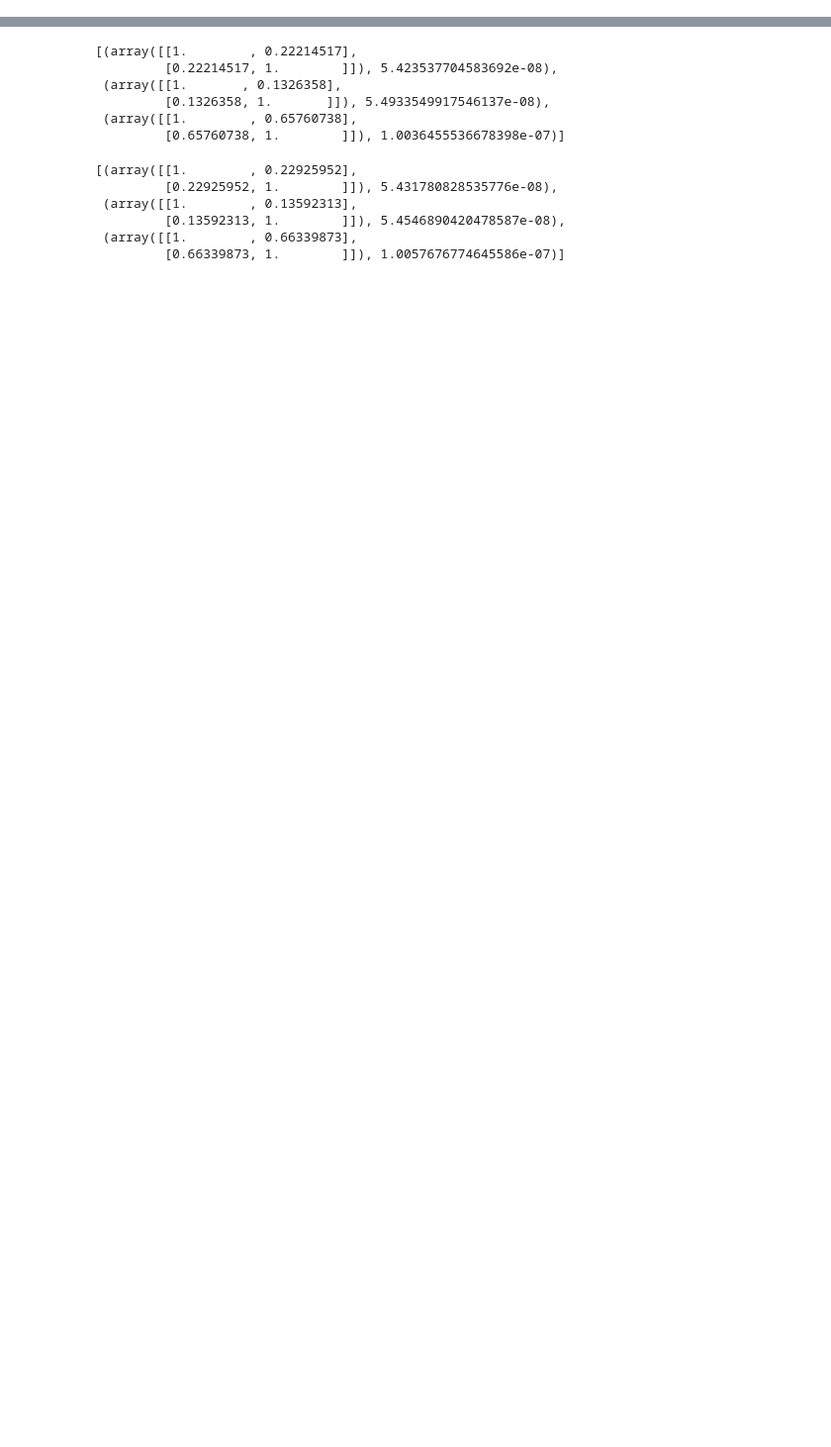
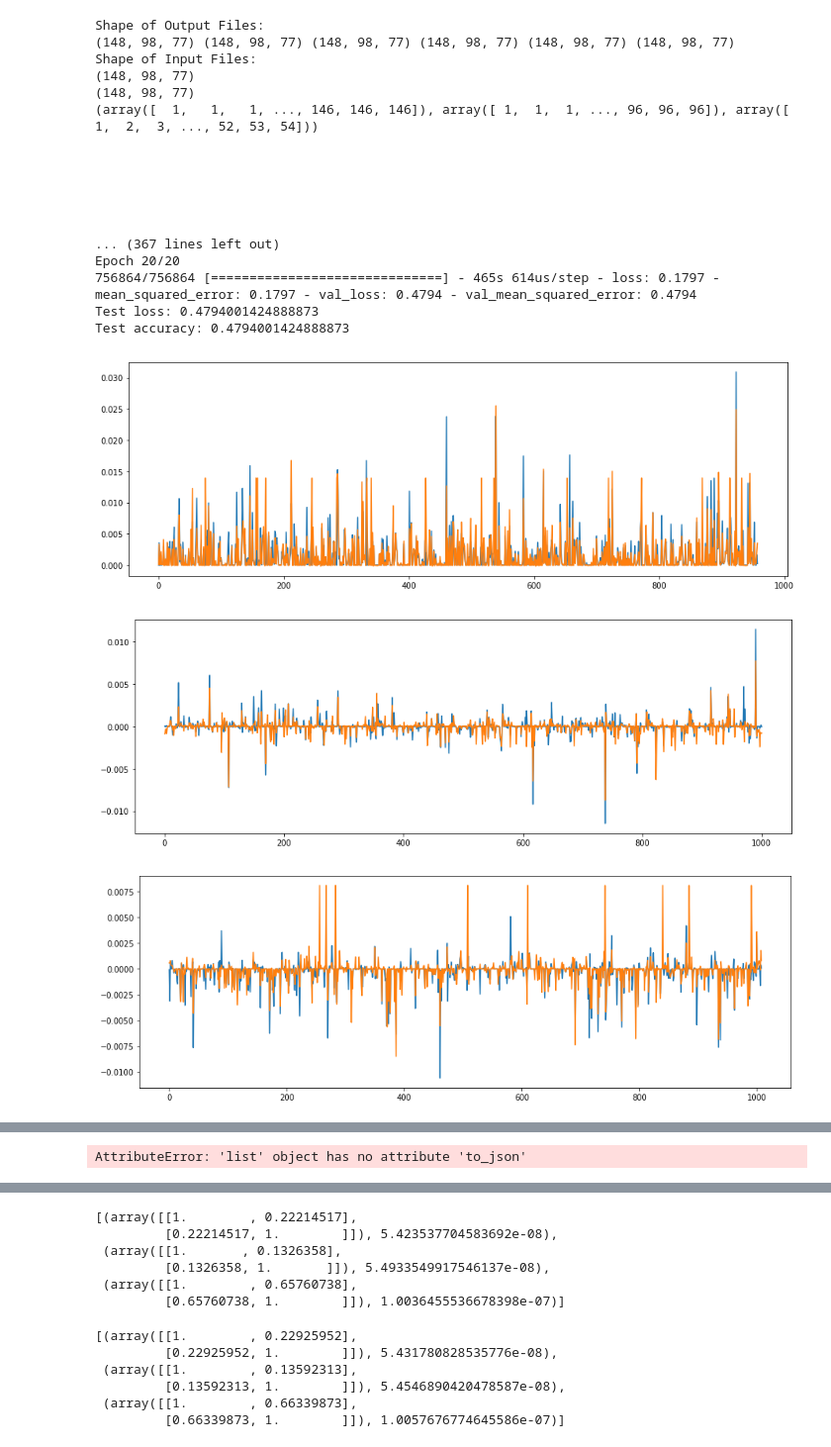
Before and after one commit to cyuu1993/DNS_new, a Jupyter notebook: ML_DNS/Turbulance Modeling.ipynb, the cells around one changed output, grey strips where cells are left out. Shown at 99% size. Cells and saved outputs as stored; diff of their text form; code cells hidden in the pictures; blank space fills up the shorter version.

```diff
--- a/ML_DNS/Turbulance Modeling.ipynb
+++ b/ML_DNS/Turbulance Modeling.ipynb
@@ -462,12 +766,12 @@ def train_two_layer_nn_model(x_train, x_test, y_train, y_test, act_func = 'tanh'
                   optimizer=SGD(),
                   metrics=[metrics.mse])
 
-    history = model.fit(x_train, y_train,
+    history = model.fit(x_train[:,:xdim], y_train[:,:xdim],
                         batch_size=batch_size,
                         epochs=epochs,
                         verbose=1,
-                        validation_data=(x_test, y_test))
-    score = model.evaluate(x_test, y_test, verbose=0)
+                        validation_data=(x_test[:,:xdim], y_test[:,:xdim]))
+    score = model.evaluate(x_test[:,:xdim], y_test[:,:xdim], verbose=0)
     print('Test loss:', score[0])
     print('Test accuracy:', score[1])
 
@@ -476,7 +828,7 @@ def train_two_layer_nn_model(x_train, x_test, y_train, y_test, act_func = 'tanh'
 """
 Trains Two-Layer Neural Network with Relu Activation Functions
 """
-def train_conv_3d_model(x_train, x_test, y_train, y_test, act_func = 'tanh',
+def train_conv_3d_model_feng(x_train, x_valid, x_test, y_train, y_valid, y_test, act_func = 'tanh',
                           batch_size = 1024, epochs = 20, num_nodes = 6, xdim = 3, size = 3):
 
     if act_func == 'relu':
@@ -487,7 +839,7 @@ def train_conv_3d_model(x_train, x_test, y_train, y_test, act_func = 'tanh',
     model = Sequential()
 
     model.add(Conv3D(128, kernel_size = (size,size,size), data_format = 'channels_last',
-                         input_shape = x_train.shape[1:], kernel_initializer = 'random_uniform'))
+                         input_shape = x_train[...,:xdim].shape[1:], kernel_initializer = 'random_uniform'))
     model.add(Activation('relu'))
 
     model.add(Flatten())
@@ -501,12 +853,12 @@ def train_conv_3d_model(x_train, x_test, y_train, y_test, act_func = 'tanh',
                   optimizer=SGD(),
                   metrics=[metrics.mse])
 
-    history = model.fit(x_train, y_train,
+    history = model.fit(x_train[...,:xdim], y_train[...,:xdim],
                         batch_size=batch_size,
                         epochs=epochs,
                         verbose=1,
-                        validation_data=(x_test, y_test))
-    score = model.evaluate(x_test, y_test, verbose=0)
+                        validation_data=(x_valid[...,:xdim], y_valid[...,:xdim]))
+    score = model.evaluate(x_test[...,:xdim], y_test[...,:xdim], verbose=0)
     print('Test loss:', score[0])
     print('Test accuracy:', score[1])
 
@@ -525,7 +877,9 @@ def visualize(model, x_test, y_test, mu, std):
 # %%
 models = {'one-layer NN': (create_train_test_sets, train_simple_nn_model),
           'two-layer NN': (create_train_test_sets, train_two_layer_nn_model),
-          'conv-3d NN': (create_train_test_sets_conv3d, train_conv_3d_model)}
+          'conv-3d NN': (create_train_test_sets_conv3d, train_conv_3d_model),
+          'conv-3d NN Feng': (create_train_test_sets_conv3d_feng, train_conv_3d_model_feng),
+          'conv-3d NN Combined': (create_train_test_sets_conv3d_multiple, train_conv_3d_model)}
 # %%
 models_heat = {'one-layer NN': (create_train_test_sets_heat, train_simple_nn_model),
                'two-layer NN': (create_train_test_sets_heat, train_two_layer_nn_model),
@@ -771,0 +1229,48 @@ Test accuracy: 0.4695842892447971
+# %%
+prefix = ''
+#model_nn_1_3, results_nn_1_3 = main('one-layer NN', 1, None, 3, prefix)
+#model_nn_2_3, results_nn_2_3 = main('two-layer NN', 1, None, 3, prefix)
+#model_conv_3d_3, results_conv_3d_3 = main('conv-3d NN', 3, None, 3, prefix)
+#model_nn_1_4, results_nn_1_4 = main('one-layer NN', 1, None, 4, prefix)
+#model_nn_2_4, results_nn_2_4 = main('two-layer NN', 1, None, 4, prefix)
+#model_conv_3d_4, results_conv_3d_4 = main('conv-3d NN', 3, None, 4, prefix)
+#model_nn_1_5, results_nn_1_5 = main('one-layer NN', 1, None, 5, prefix)
+#model_nn_2_5, results_nn_2_5 = main('two-layer NN', 1, None, 5, prefix)
+#model_conv_3d_5, results_conv_3d_5 = main('conv-3d NN', 3, None, 5, prefix)
+#model_nn_1_6, results_nn_1_6 = main('one-layer NN', 1, None, 6, prefix)
+#model_nn_2_6, results_nn_2_6 = main('two-layer NN', 1, None, 6, prefix)
+#model_conv_3d_6, results_conv_3d_6 = main('conv-3d NN', 3, None, 6, prefix)
+
+#model_conv_3d_feng, results_conv_3d_feng = main_feng('conv-3d NN Feng', 3, None, 6, prefix)
+
+prefix = 'Re15sh20_DNScoarse8/'
+model_conv_3d_base, results_conv_3d_base = main('conv-3d NN', 3, None, 3, prefix, 1.0)
+
+# serialize model to JSON
+model_json = model_conv_3d_base.to_json()
+with open("model_conv_3d_base.json", "w") as json_file:
+    json_file.write(model_json)
+# serialize weights to HDF5
+model_conv_3d_base.save_weights("model_conv_3d_base.h5")
+print("Saved model to disk")
+# %% [output]
+Shape of Output Files:
+(148, 98, 77) (148, 98, 77) (148, 98, 77) (148, 98, 77) (148, 98, 77) (148, 98, 77)
+Shape of Input Files:
+(148, 98, 77)
+(148, 98, 77)
+(array([  1,   1,   1, ..., 146, 146, 146]), array([ 1,  1,  1, ..., 96, 96, 96]), array([ 1,  2,  3, ..., 52, 53, 54]))
+
+
+
+
+
+
+... (367 lines left out)
+Epoch 20/20
+756864/756864 [==============================] - 465s 614us/step - loss: 0.1797 - mean_squared_error: 0.1797 - val_loss: 0.4794 - val_mean_squared_error: 0.4794
+Test loss: 0.4794001424888873
+Test accuracy: 0.4794001424888873
+[figure, added]
+[figure, added]
+[figure, added]
@@ -771,0 +1280 @@ Test accuracy: 0.4695842892447971
+AttributeError: 'list' object has no attribute 'to_json'
```
Also changed, not shown: parts of 49 cells of this notebook.
